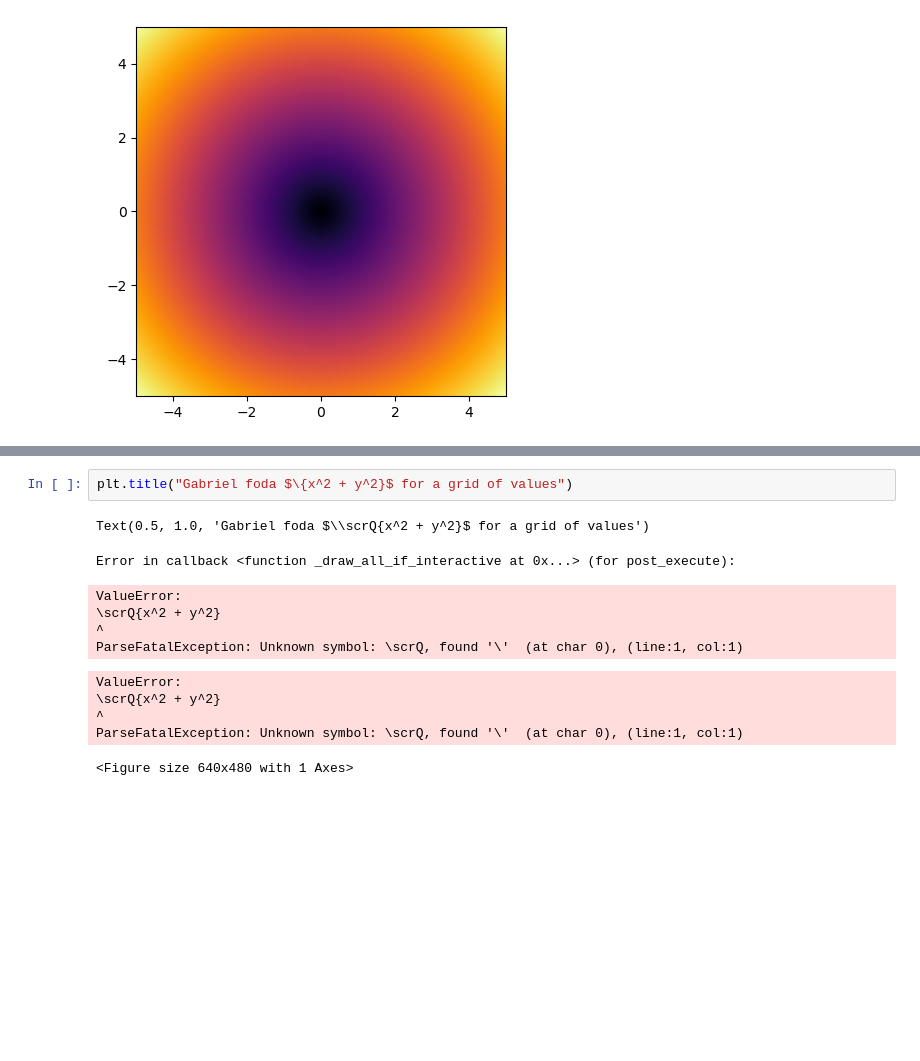
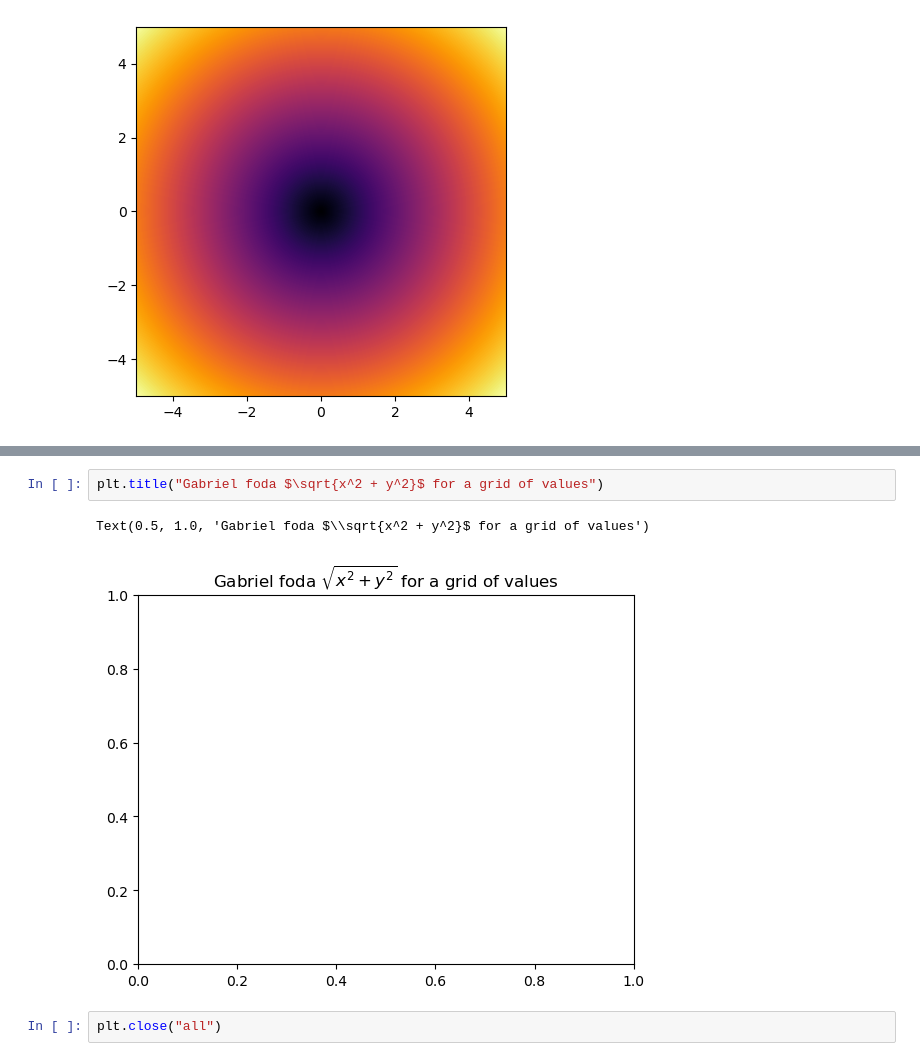
Before and after one commit to K4mi3/Data_Estudos, a Jupyter notebook: teste.ipynb, the cells around one changed output, grey strips where cells are left out. Cells and saved outputs as stored; diff of their text form; blank space fills up the shorter version.

```diff
--- a/teste.ipynb
+++ b/teste.ipynb
@@ -126,14 +125,7 @@ matplotlib.colormaps()
 # %%
-plt.title("Gabriel foda $\{x^2 + y^2}$ for a grid of values")
+plt.title("Gabriel foda $\sqrt{x^2 + y^2}$ for a grid of values")
 # %% [output]
-Text(0.5, 1.0, 'Gabriel foda $\\scrQ{x^2 + y^2}$ for a grid of values')
+Text(0.5, 1.0, 'Gabriel foda $\\sqrt{x^2 + y^2}$ for a grid of values')
-Error in callback <function _draw_all_if_interactive at 0x...> (for post_execute):
-ValueError:
-\scrQ{x^2 + y^2}
-^
-ParseFatalException: Unknown symbol: \scrQ, found '\'  (at char 0), (line:1, col:1)
-ValueError:
-\scrQ{x^2 + y^2}
-^
-ParseFatalException: Unknown symbol: \scrQ, found '\'  (at char 0), (line:1, col:1)
-<Figure size 640x480 with 1 Axes>
+[figure, added]
+# %%
+plt.close("all")
```
Also changed, not shown: parts of 25 cells of this notebook, 1 other file.
